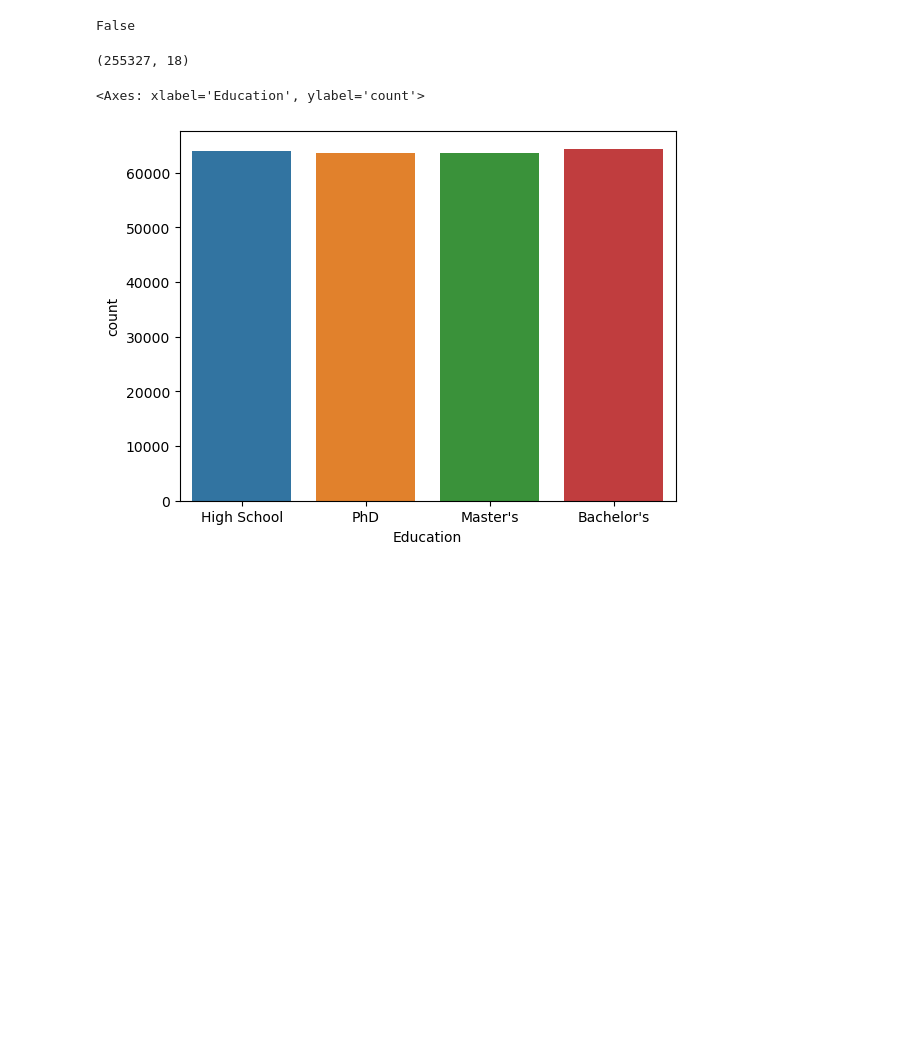
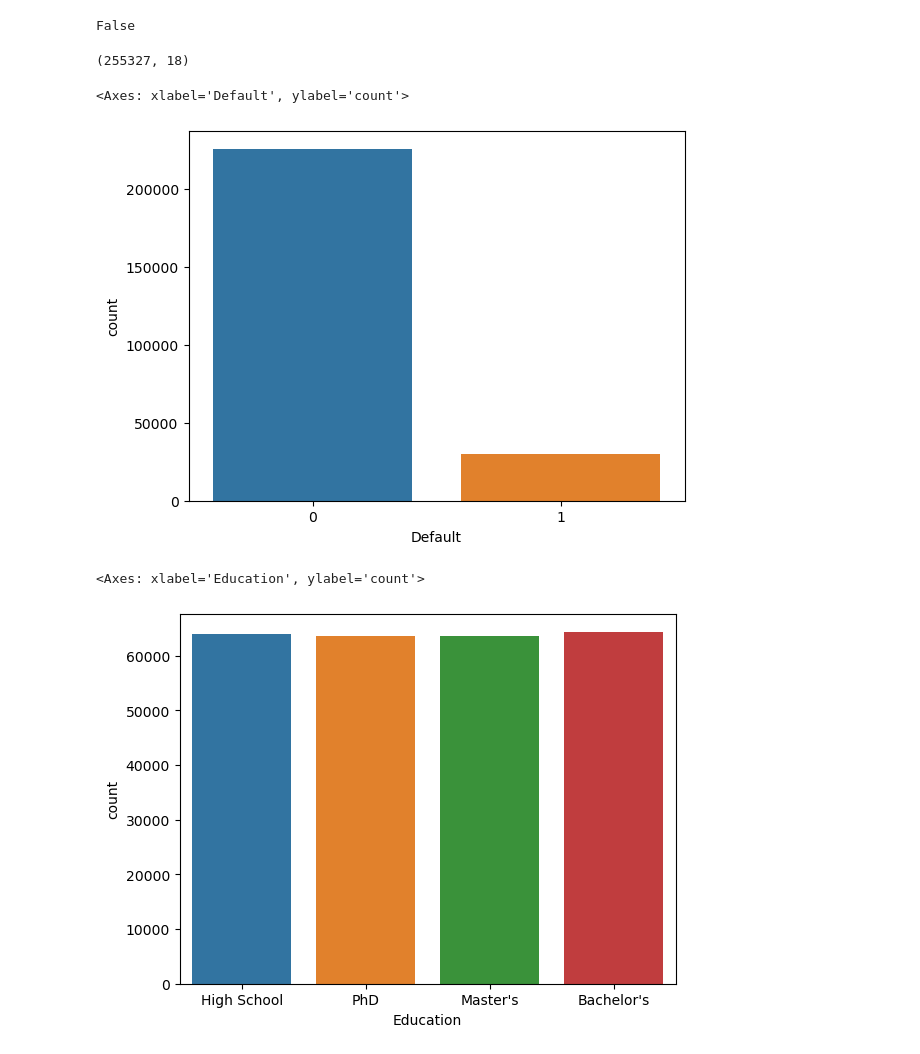
Before and after one commit to imjhanC/Data-Mining-202401, a Jupyter notebook: loanApproval.ipynb, the cells around one changed output. Drawn from its saved outputs; the diff is of its cells as text; code cells hidden in the pictures; blank space fills up the shorter version.

```diff
--- a/loanApproval.ipynb
+++ b/loanApproval.ipynb
@@ -81,6 +81,12 @@ False
 df.shape
 # %% [output]
 (255327, 18)
+# %%
+#Check whether we have imbalanced data or not
+sns.countplot(x='Default', data=df)
+# %% [output]
+<Axes: xlabel='Default', ylabel='count'>
+[figure, added]
 # %%
 #EDA on categorical variables
 sns.countplot(x='Education', data=df)
```
Also changed, not shown: parts of 5 cells of this notebook.
